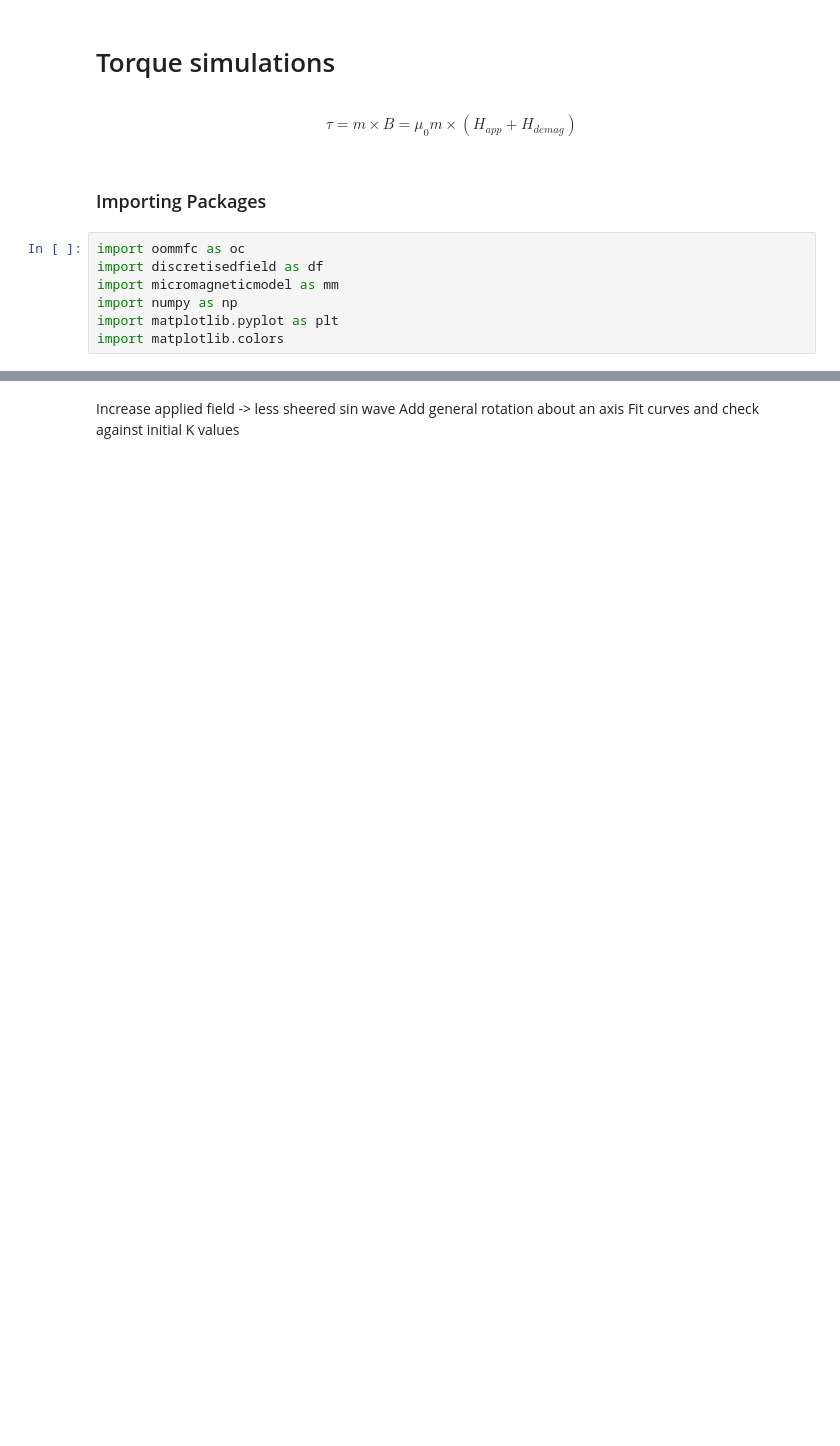
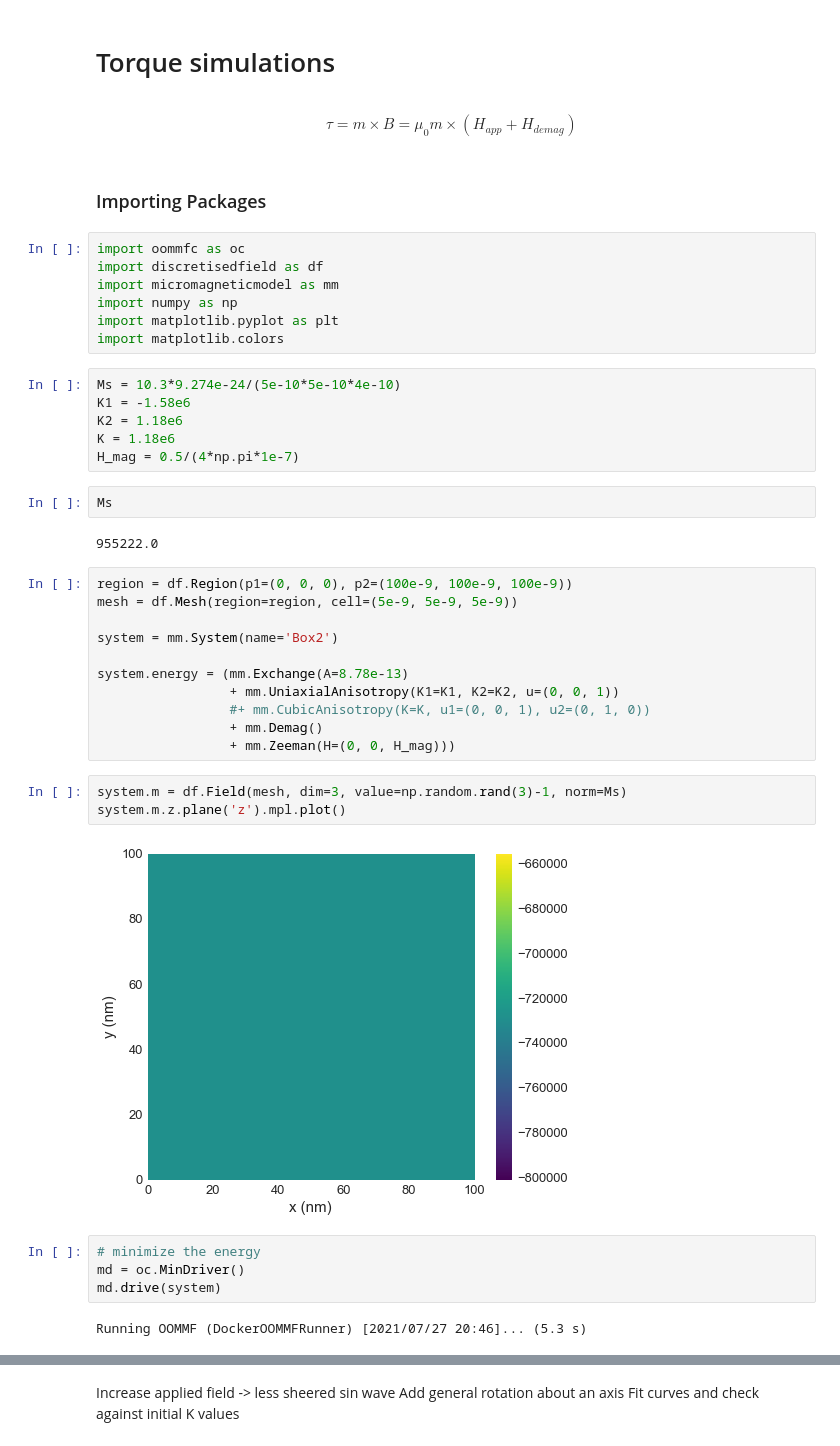
Before and after one commit to ubermag/mag2exp, a Jupyter notebook: docs/ipynb/torque_df_based.ipynb, the cells around one changed output, grey strips where cells are left out. Drawn from its saved outputs; the diff is of its cells as text; blank space fills up the shorter version.

```diff
--- a/docs/ipynb/torque_df_based.ipynb
+++ b/docs/ipynb/torque_df_based.ipynb
@@ -13,3 +13,35 @@ import micromagneticmodel as mm
 import numpy as np
 import matplotlib.pyplot as plt
 import matplotlib.colors
+# %%
+Ms = 10.3*9.274e-24/(5e-10*5e-10*4e-10)
+K1 = -1.58e6
+K2 = 1.18e6
+K = 1.18e6
+H_mag = 0.5/(4*np.pi*1e-7)
+# %%
+Ms
+# %% [output]
+955222.0
+# %%
+region = df.Region(p1=(0, 0, 0), p2=(100e-9, 100e-9, 100e-9))
+mesh = df.Mesh(region=region, cell=(5e-9, 5e-9, 5e-9))
+
+system = mm.System(name='Box2')
+
+system.energy = (mm.Exchange(A=8.78e-13)
+                 + mm.UniaxialAnisotropy(K1=K1, K2=K2, u=(0, 0, 1))
+                 #+ mm.CubicAnisotropy(K=K, u1=(0, 0, 1), u2=(0, 1, 0))
+                 + mm.Demag()
+                 + mm.Zeeman(H=(0, 0, H_mag)))
+# %%
+system.m = df.Field(mesh, dim=3, value=np.random.rand(3)-1, norm=Ms)
+system.m.z.plane('z').mpl.plot()
+# %% [output]
+[figure, added]
+# %%
+# minimize the energy
+md = oc.MinDriver()
+md.drive(system)
+# %% [output]
+Running OOMMF (DockerOOMMFRunner) [2021/07/27 20:46]... (5.3 s)
```
Also changed, not shown: parts of 37 cells of this notebook, 1 other file.
